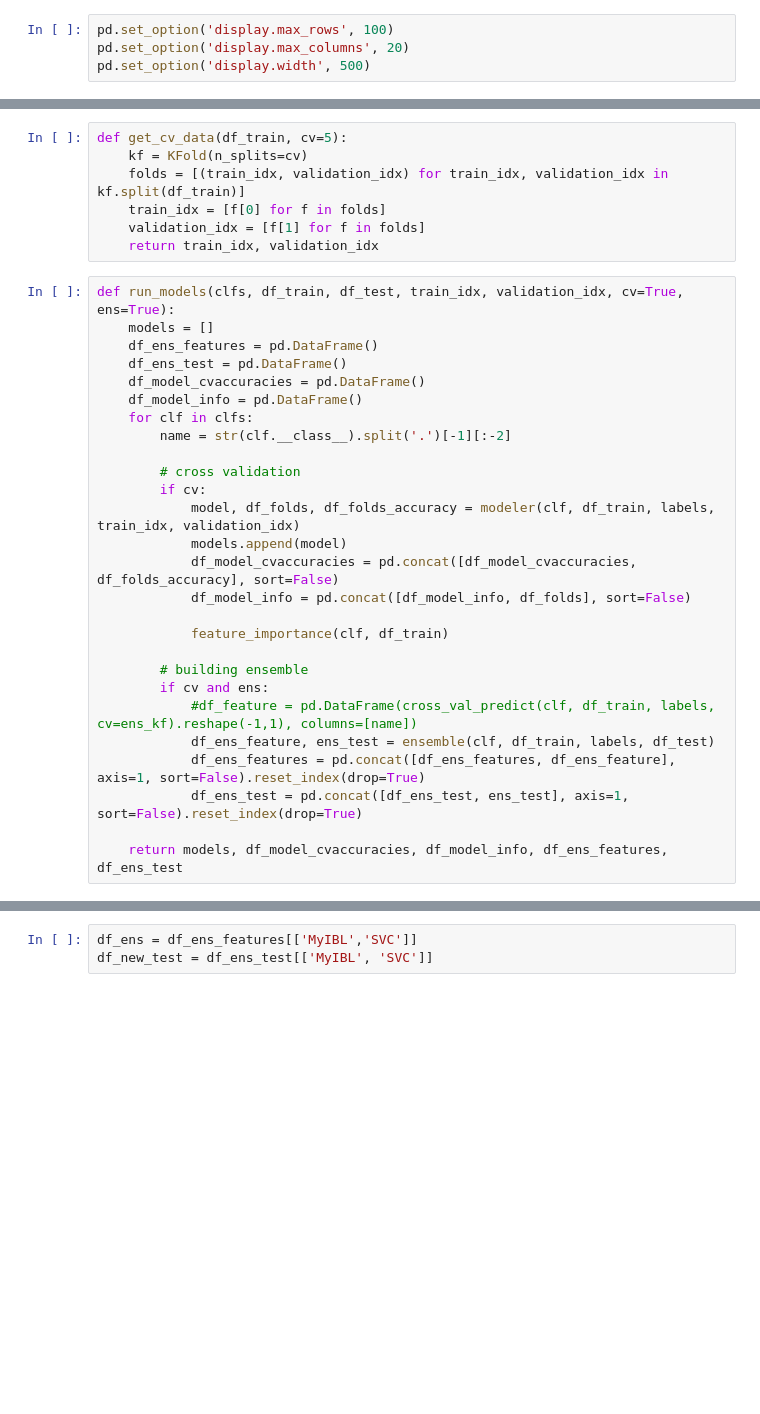
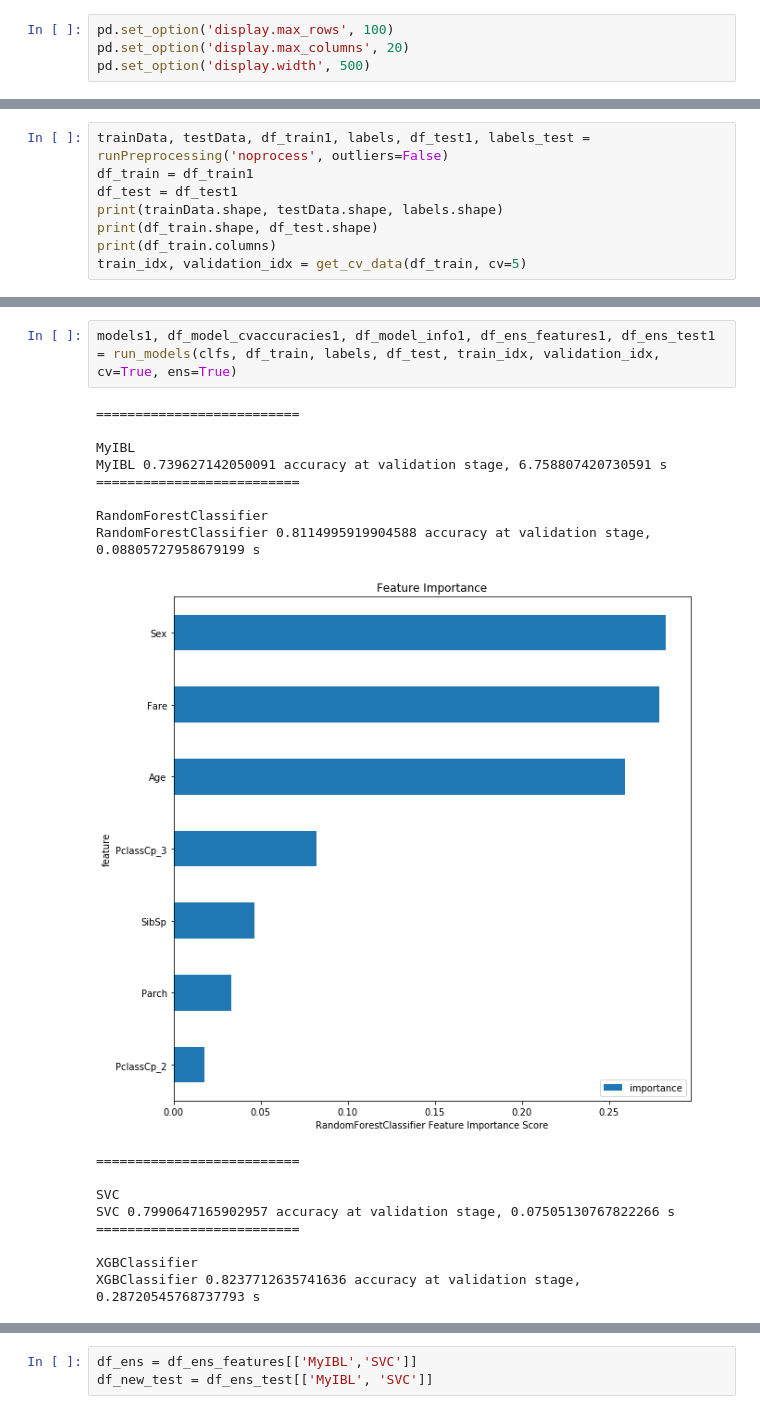
Before and after one commit to jforjohn/titanic_survival, a Jupyter notebook: ModelAnalysis.ipynb, the cells around one changed output, grey strips where cells are left out. Drawn from its saved outputs; the diff is of its cells as text; blank space fills up the shorter version.

Commit message:
JUPYTER:MODEL: remove functions full experiment with outliers

```diff
--- a/ModelAnalysis.ipynb
+++ b/ModelAnalysis.ipynb
@@ -190,34 +34,0 @@ def modeler(clf, data, labels, train_fidx, validation_fidx):
-# %%
-def get_cv_data(df_train, cv=5):
-    kf = KFold(n_splits=cv)
-    folds = [(train_idx, validation_idx) for train_idx, validation_idx in kf.split(df_train)]
-    train_idx = [f[0] for f in folds]
-    validation_idx = [f[1] for f in folds]
-    return train_idx, validation_idx
-# %%
-def run_models(clfs, df_train, df_test, train_idx, validation_idx, cv=True, ens=True):
-    models = []
-    df_ens_features = pd.DataFrame()
-    df_ens_test = pd.DataFrame()
-    df_model_cvaccuracies = pd.DataFrame()
-    df_model_info = pd.DataFrame()
-    for clf in clfs:
-        name = str(clf.__class__).split('.')[-1][:-2]
-
-        # cross validation
-        if cv:
-            model, df_folds, df_folds_accuracy = modeler(clf, df_train, labels, train_idx, validation_idx)
-            models.append(model)
-            df_model_cvaccuracies = pd.concat([df_model_cvaccuracies, df_folds_accuracy], sort=False)
-            df_model_info = pd.concat([df_model_info, df_folds], sort=False)
-
-            feature_importance(clf, df_train)
-
-        # building ensemble
-        if cv and ens:
-            #df_feature = pd.DataFrame(cross_val_predict(clf, df_train, labels, cv=ens_kf).reshape(-1,1), columns=[name])
-            df_ens_feature, ens_test = ensemble(clf, df_train, labels, df_test)
-            df_ens_features = pd.concat([df_ens_features, df_ens_feature], axis=1, sort=False).reset_index(drop=True)
-            df_ens_test = pd.concat([df_ens_test, ens_test], axis=1, sort=False).reset_index(drop=True)
-
-    return models, df_model_cvaccuracies, df_model_info, df_ens_features, df_ens_test
@@ -471,0 +39,8 @@ df_model_info4
+# %%
+trainData, testData, df_train1, labels, df_test1, labels_test = runPreprocessing('noprocess', outliers=False)
+df_train = df_train1
+df_test = df_test1
+print(trainData.shape, testData.shape, labels.shape)
+print(df_train.shape, df_test.shape)
+print(df_train.columns)
+train_idx, validation_idx = get_cv_data(df_train, cv=5)
@@ -471,0 +55,20 @@ df_model_info4
+# %%
+models1, df_model_cvaccuracies1, df_model_info1, df_ens_features1, df_ens_test1 = run_models(clfs, df_train, labels, df_test, train_idx, validation_idx, cv=True, ens=True)
+# %% [output]
+==========================
+
+MyIBL
+MyIBL 0.739627142050091 accuracy at validation stage, 6.758807420730591 s
+==========================
+
+RandomForestClassifier
+RandomForestClassifier 0.8114995919904588 accuracy at validation stage, 0.08805727958679199 s
+[figure, added]
+==========================
+
+SVC
+SVC 0.7990647165902957 accuracy at validation stage, 0.07505130767822266 s
+==========================
+
+XGBClassifier
+XGBClassifier 0.8237712635741636 accuracy at validation stage, 0.28720545768737793 s
```
Also changed, not shown: parts of 89 cells of this notebook.
